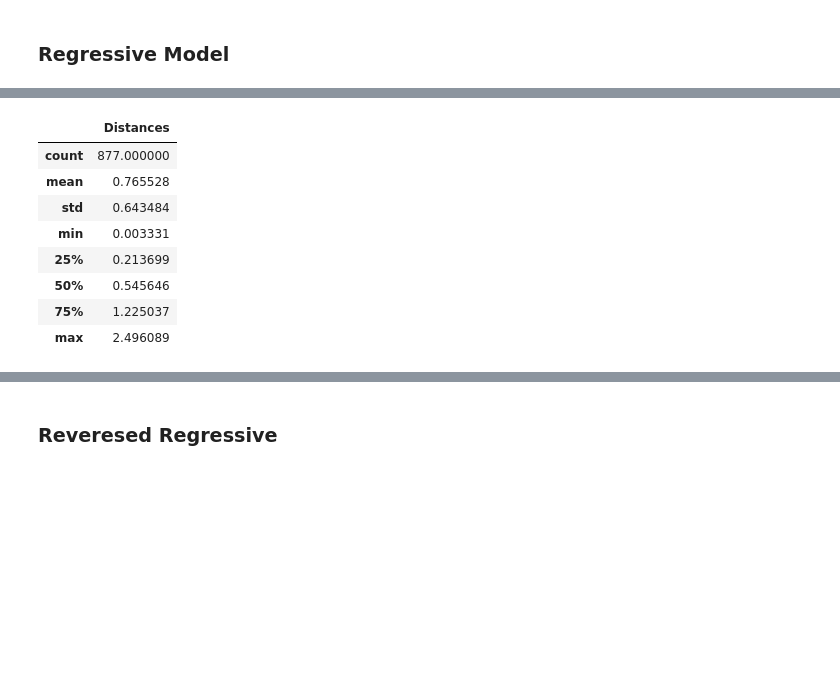
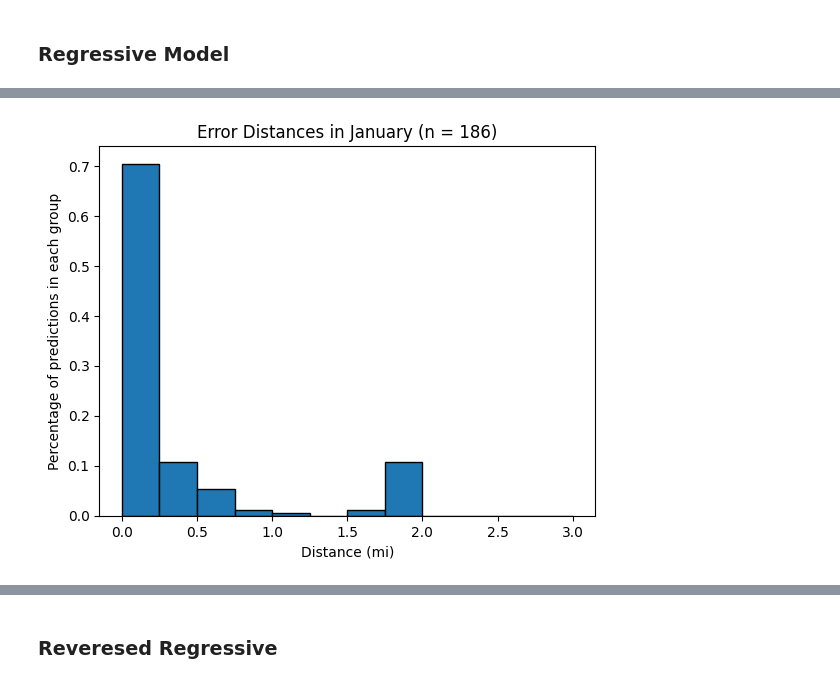
Before and after one commit to RaulCastillo547/TelepresentNature-FinalizingModels, a Jupyter notebook: model_running.ipynb, the cells around one changed output, grey strips where cells are left out. Drawn from its saved outputs; the diff is of its cells as text; code cells hidden in the pictures; blank space fills up the shorter version.

```diff
--- a/model_running.ipynb
+++ b/model_running.ipynb
@@ -153,15 +259,30 @@ plt.show()
-# %%
-pd.DataFrame(distances, columns=['Distances']).describe()
-# %% [output]
-|  | Distances |
-| count | 877.000000 |
-| mean | 0.765528 |
-| std | 0.643484 |
-| min | 0.003331 |
-| 25% | 0.213699 |
-| 50% | 0.545646 |
-| 75% | 1.225037 |
-| max | 2.496089 |
+# %%
+month = 'January'
+month_to_date = {
+    'January': 1,
+    'February': 2,
+    'March': 3,
+    'April': 4,
+    'May': 5,
+    'June': 6,
+    'July': 7,
+    'August': 8,
+    'September': 9,
+    'October': 10,
+    'November': 11,
+    'December': 12
+}
+
+hist, bins = np.histogram(distance_df[distance_df['Timestamp'].dt.month == month_to_date[month]]['Distances'].values, bins=12, range=(0, 3), density=True)
+
+# Histogram of distances
+con = plt.bar(bins[0:len(bins) - 1] + 0.125, hist*0.25, edgecolor='black', width=0.25)
+plt.title(f"Error Distances in {month} (n = {len(distance_df[distance_df['Timestamp'].dt.month == month_to_date[month]]['Distances'].values)})")
+plt.xlabel("Distance (mi)")
+plt.ylabel("Percentage of predictions in each group")
+plt.show()
+# %% [output]
+[figure, added]
 # %%
 regressive_window.csv_extension(f'{species}/{file_name}_regressive', species, regressive_model)
 # %%
```
Also changed, not shown: parts of 25 cells of this notebook, 7 other files.
